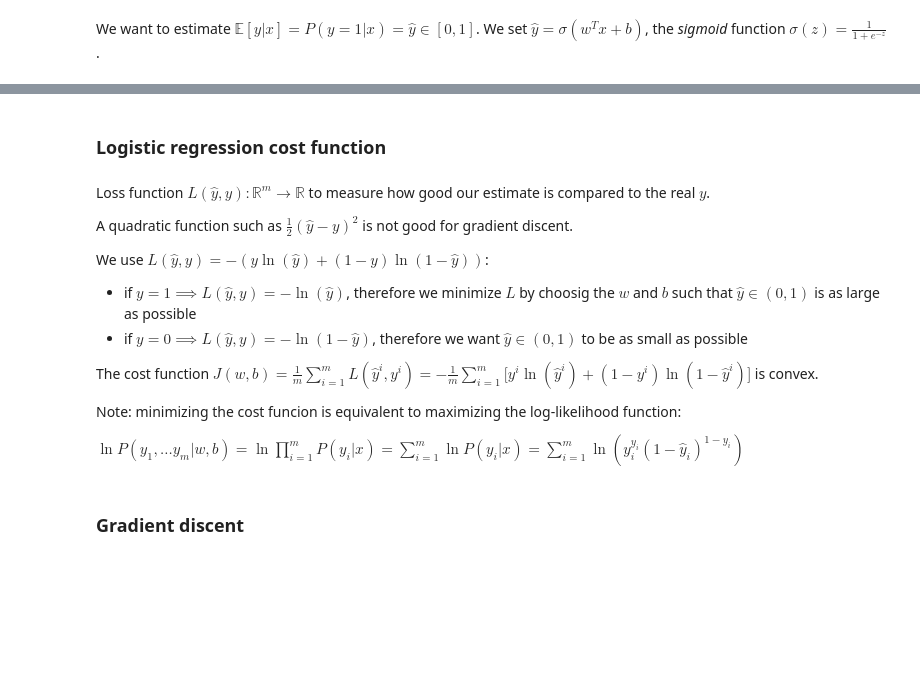
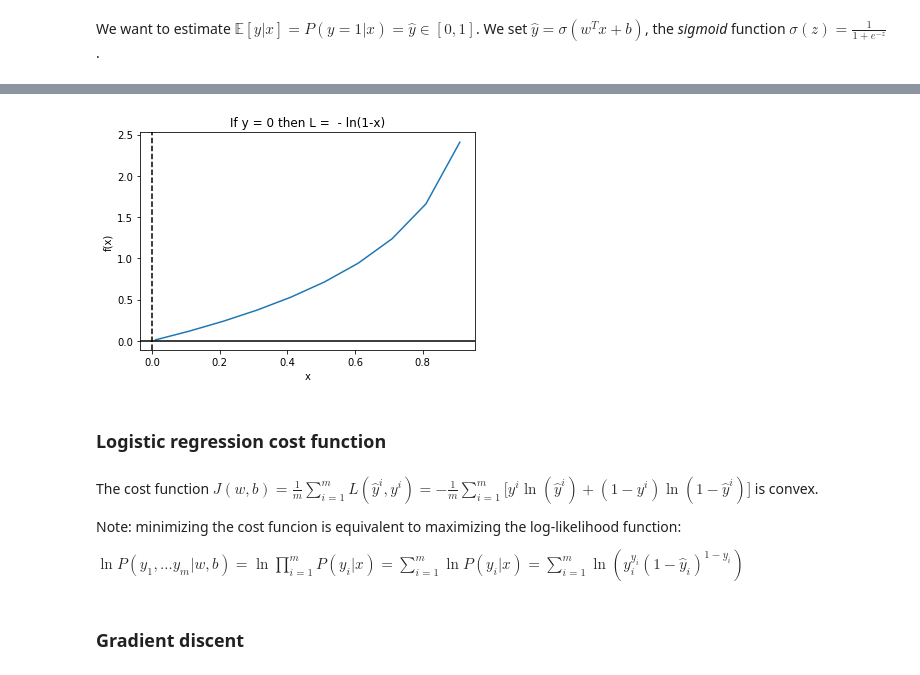
Before and after one commit to aledesa/Deep-Learning-Specialization, a Jupyter notebook: 1 - Neural Networks and Deep Learning/1 - Notes.ipynb, the cells around one changed output, grey strips where cells are left out. Cells and saved outputs as stored; diff of their text form; code cells hidden in the pictures; blank space fills up the shorter version.

```diff
--- a/1 - Neural Networks and Deep Learning/1 - Notes.ipynb
+++ b/1 - Neural Networks and Deep Learning/1 - Notes.ipynb
@@ -44,14 +65,19 @@ plt.show()
+# %%
+# loss function if y = 0
+x = np.arange(0.01, 1, 0.1)
+f = -np.log(1-x)
+plt.plot(x, f)
+plt.axvline(x=0, ls = "--", c = 'black')
+plt.axhline(y=0, c = 'black')
+plt.xlabel('x')
+plt.ylabel('f(x)')
+plt.title('If y = 0 then L =  - ln(1-x)')
+plt.show()
+# %% [output]
+[figure, added]
 # %% [markdown]
 ### Logistic regression cost function
 # %% [markdown]
-Loss function $L(\hat{y},y):\mathbb{R}^m \rightarrow \mathbb{R}$ to measure how good our estimate is compared to the real $y$.
-
-A quadratic function such as $\frac{1}{2}(\hat{y}-y)^2$ is not good for gradient discent.
-
-We use $L(\hat{y},y) = -(y \ln(\hat{y}) +(1-y)\ln(1-\hat{y}))$:
-* if $y=1 \implies L(\hat{y},y) = -\ln(\hat{y})$, therefore we minimize $L$ by choosig the $w$ and $b$ such that $\hat{y} \in (0,1)$ is as large as possible
-* if $y=0 \implies L(\hat{y},y) = -\ln(1-\hat{y})$, therefore we want $\hat{y} \in (0,1)$ to be as small as possible
-
 The cost function $J(w,b) = \frac{1}{m}\sum_{i=1}^{m} L(\hat{y}^i,y^i) = -\frac{1}{m}\sum_{i=1}^{m} \bigl[y^i \ln(\hat{y}^i) +(1-y^i)\ln(1-\hat{y}^i)\bigr]$ is convex.
 
 Note: minimizing the cost funcion is equivalent to maximizing the log-likelihood function:
```
Also changed, not shown: parts of 5 cells of this notebook, 1 other file.
